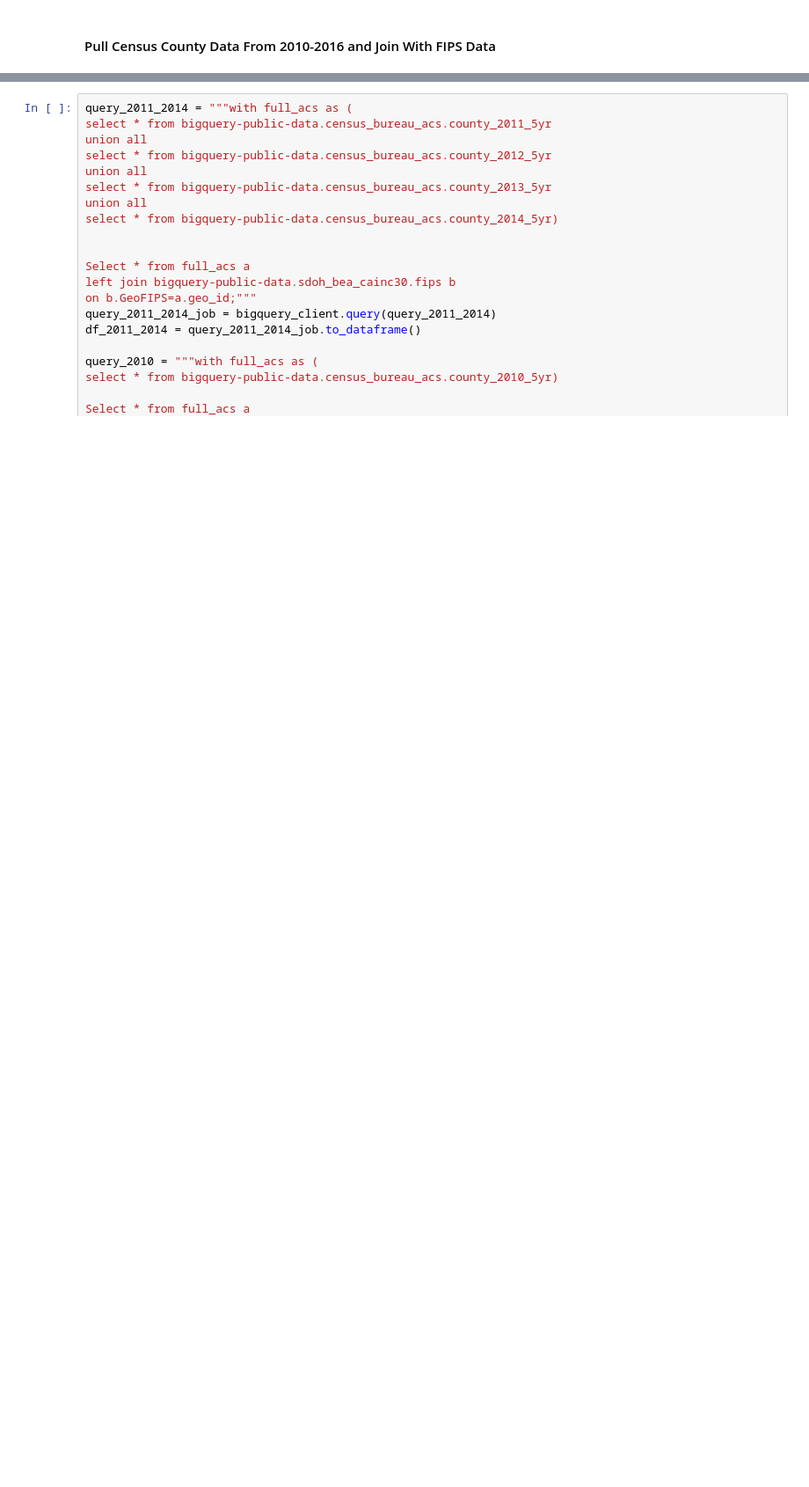
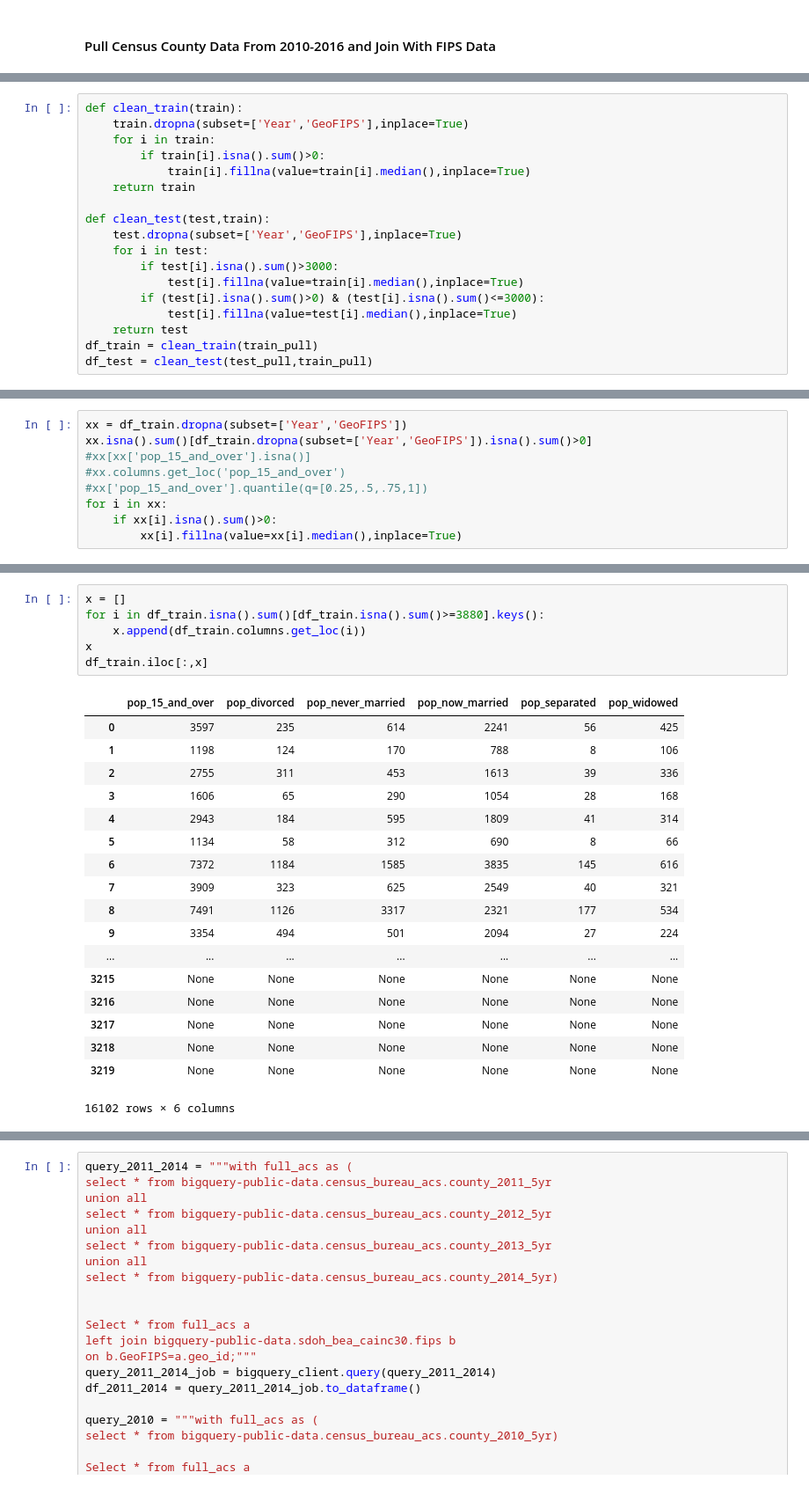
Before and after one commit to mrazumovsky/Census_Income_Analysis, a Jupyter notebook: GCP_Income_Analysis.ipynb, the cells around one changed output, grey strips where cells are left out. Shown at 88% size. Cells and saved outputs as stored; diff of their text form; blank space fills up the shorter version.

Commit message:
Second commit including data cleaning before feature engineering.

```diff
--- a/GCP_Income_Analysis.ipynb
+++ b/GCP_Income_Analysis.ipynb
@@ -21,0 +47,18 @@ df_2010 = query_2010_job.to_dataframe()
+# %%
+def clean_train(train):
+    train.dropna(subset=['Year','GeoFIPS'],inplace=True)
+    for i in train:
+        if train[i].isna().sum()>0:
+            train[i].fillna(value=train[i].median(),inplace=True)
+    return train
+
+def clean_test(test,train):
+    test.dropna(subset=['Year','GeoFIPS'],inplace=True)
+    for i in test:
+        if test[i].isna().sum()>3000:
+            test[i].fillna(value=train[i].median(),inplace=True)
+        if (test[i].isna().sum()>0) & (test[i].isna().sum()<=3000):
+            test[i].fillna(value=test[i].median(),inplace=True)
+    return test
+df_train = clean_train(train_pull)
+df_test = clean_test(test_pull,train_pull)
@@ -21,0 +125,9 @@ df_2010 = query_2010_job.to_dataframe()
+# %%
+xx = df_train.dropna(subset=['Year','GeoFIPS'])
+xx.isna().sum()[df_train.dropna(subset=['Year','GeoFIPS']).isna().sum()>0]
+#xx[xx['pop_15_and_over'].isna()]
+#xx.columns.get_loc('pop_15_and_over')
+#xx['pop_15_and_over'].quantile(q=[0.25,.5,.75,1])
+for i in xx:
+    if xx[i].isna().sum()>0:
+        xx[i].fillna(value=xx[i].median(),inplace=True)
@@ -21,0 +144,25 @@ df_2010 = query_2010_job.to_dataframe()
+# %%
+x = []
+for i in df_train.isna().sum()[df_train.isna().sum()>=3880].keys():
+    x.append(df_train.columns.get_loc(i))
+x
+df_train.iloc[:,x]
+# %% [output]
+|  | pop_15_and_over | pop_divorced | pop_never_married | pop_now_married | pop_separated | pop_widowed |
+| 0 | 3597 | 235 | 614 | 2241 | 56 | 425 |
+| 1 | 1198 | 124 | 170 | 788 | 8 | 106 |
+| 2 | 2755 | 311 | 453 | 1613 | 39 | 336 |
+| 3 | 1606 | 65 | 290 | 1054 | 28 | 168 |
+| 4 | 2943 | 184 | 595 | 1809 | 41 | 314 |
+| 5 | 1134 | 58 | 312 | 690 | 8 | 66 |
+| 6 | 7372 | 1184 | 1585 | 3835 | 145 | 616 |
+| 7 | 3909 | 323 | 625 | 2549 | 40 | 321 |
+| 8 | 7491 | 1126 | 3317 | 2321 | 177 | 534 |
+| 9 | 3354 | 494 | 501 | 2094 | 27 | 224 |
+| ... | ... | ... | ... | ... | ... | ... |
+| 3215 | None | None | None | None | None | None |
+| 3216 | None | None | None | None | None | None |
+| 3217 | None | None | None | None | None | None |
+| 3218 | None | None | None | None | None | None |
+| 3219 | None | None | None | None | None | None |
+16102 rows × 6 columns
```
Also changed, not shown: parts of 19 cells of this notebook, 1 other file.
